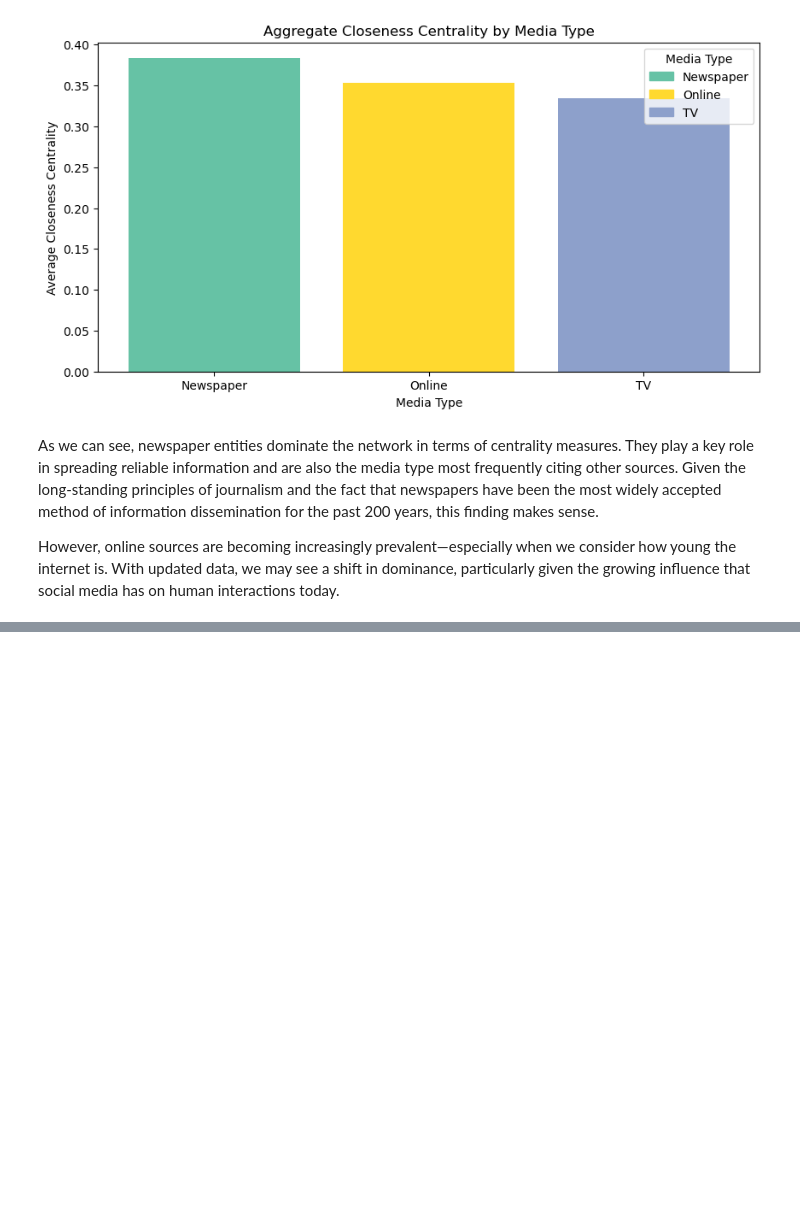
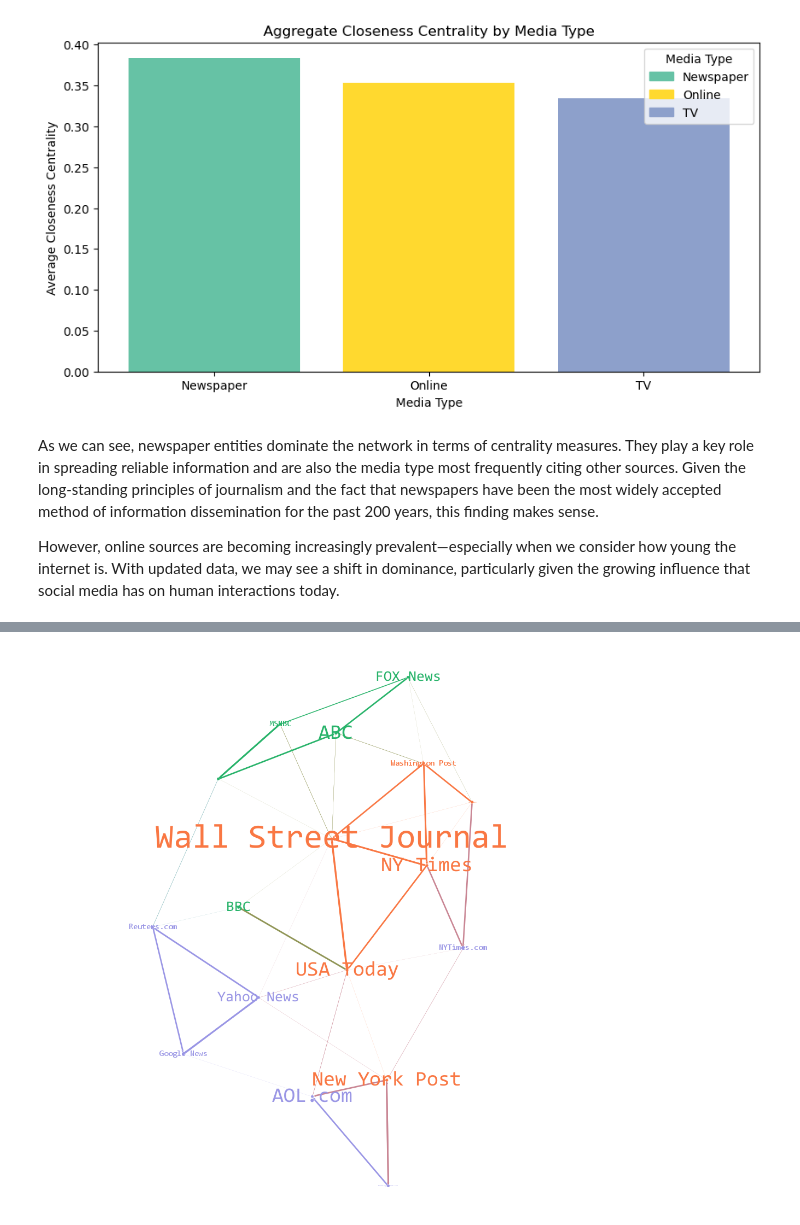
Before and after one commit to DW8888/Data620, a Jupyter notebook: project1/news_publishers_centrality.ipynb, the cells around one changed output, grey strips where cells are left out. Cells and saved outputs as stored; diff of their text form; code cells hidden in the pictures; blank space fills up the shorter version.

```diff
--- a/project1/news_publishers_centrality.ipynb
+++ b/project1/news_publishers_centrality.ipynb
@@ -258,0 +252,5 @@ However, online sources are becoming increasingly prevalent—especially when we
+# %%
+from IPython.display import Image
+Image("new_network.png")
+# %% [output]
+[figure, added]
```
Also changed, not shown: parts of 8 cells of this notebook, 2 other files.
